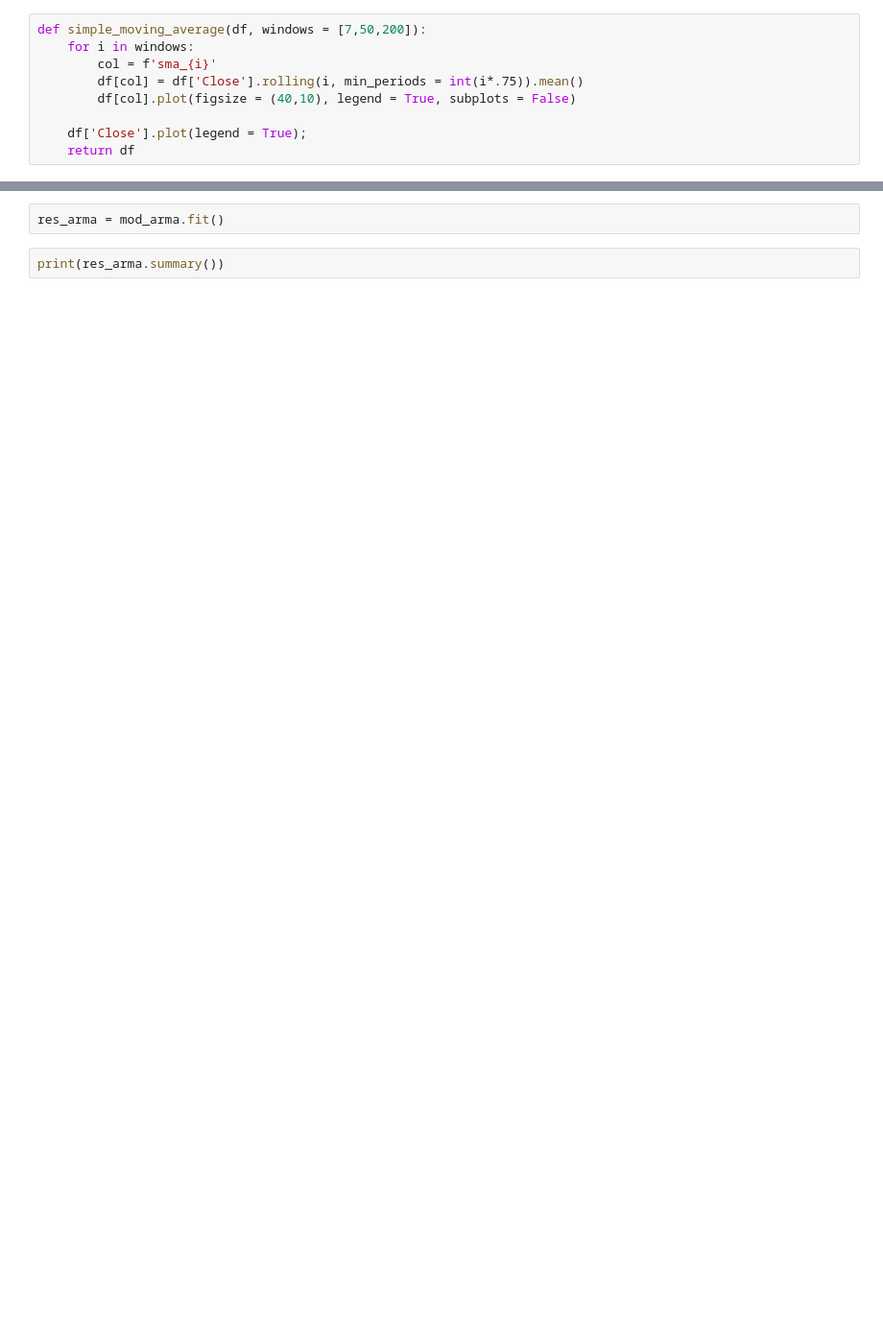
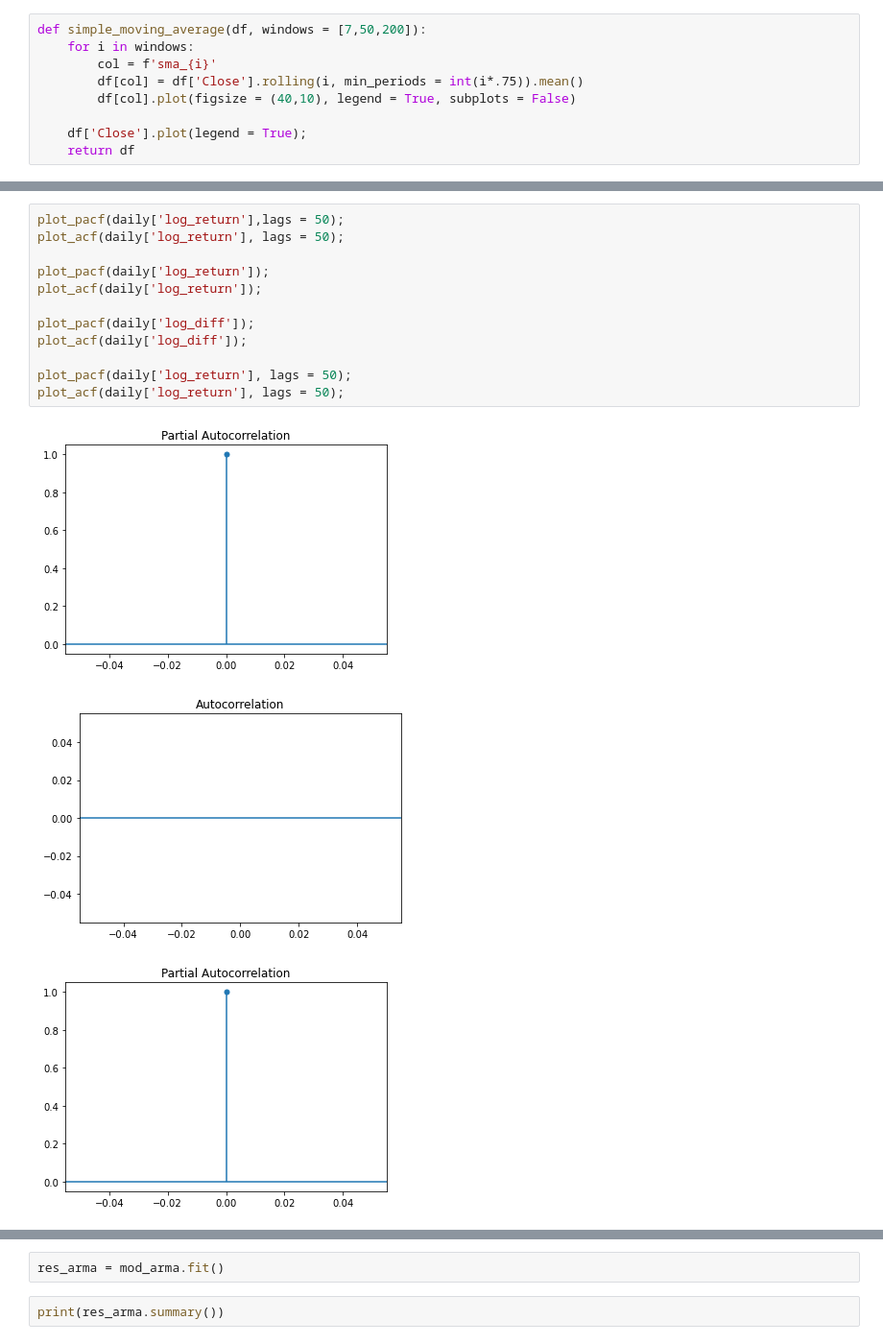
Before and after one commit to tjbray20/Cryptocurrency_Time_Series, a Jupyter notebook: TJNotebook.ipynb, the cells around one changed output, grey strips where cells are left out. Shown at 96% size. Cells and saved outputs as stored; diff of their text form; blank space fills up the shorter version.

```diff
--- a/TJNotebook.ipynb
+++ b/TJNotebook.ipynb
@@ -191,0 +201,16 @@ plot_acf(daily['log_close']);
+# %%
+plot_pacf(daily['log_return'],lags = 50);
+plot_acf(daily['log_return'], lags = 50);
+
+plot_pacf(daily['log_return']);
+plot_acf(daily['log_return']);
+
+plot_pacf(daily['log_diff']);
+plot_acf(daily['log_diff']);
+
+plot_pacf(daily['log_return'], lags = 50);
+plot_acf(daily['log_return'], lags = 50);
+# %% [output]
+[figure, added]
+[figure, added]
+[figure, added]
```
Also changed, not shown: parts of 30 cells of this notebook, 1 other file.
